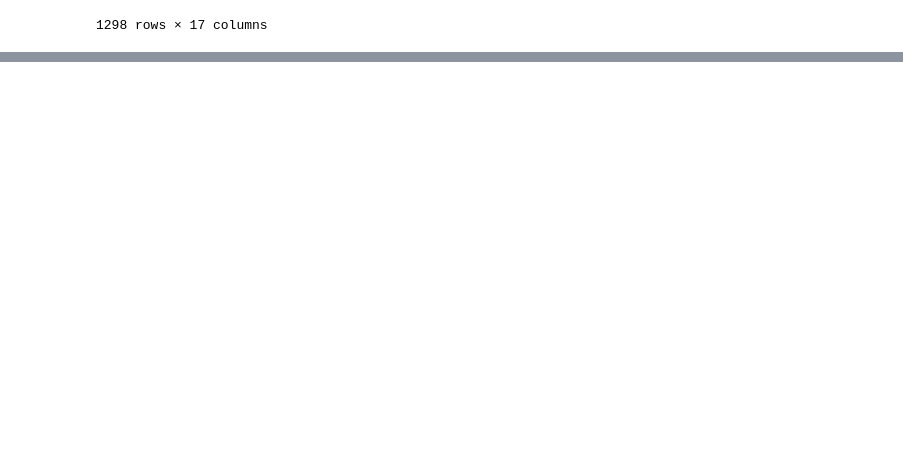
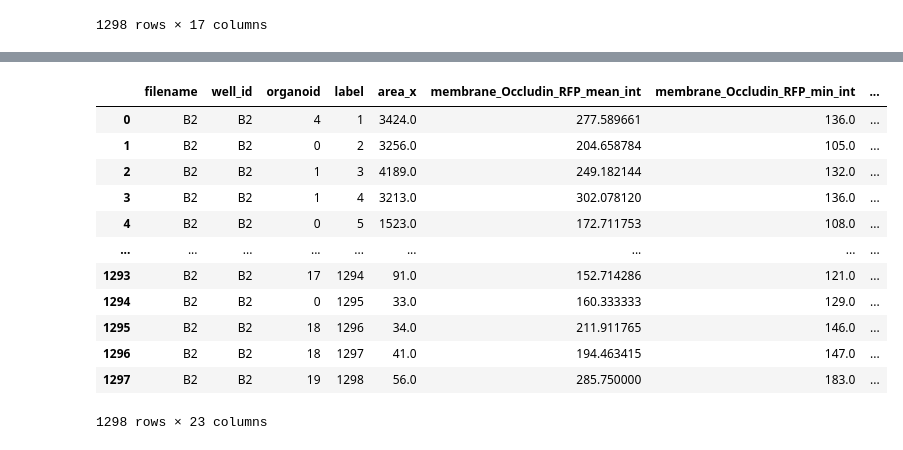
Before and after one commit to adiezsanchez/shreyag_ibd_orgs, a Jupyter notebook: dev copy.ipynb, the cells around one changed output, grey strips where cells are left out. Cells and saved outputs as stored; diff of their text form; code cells hidden in the pictures; blank space fills up the shorter version.

```diff
--- a/dev copy.ipynb
+++ b/dev copy.ipynb
@@ -269,0 +353,24 @@ viewer.add_labels(organoid_labels_np, name="organoids_final")
+# %%
+# Merge organoid_props and cytoplasm_props Dataframes
+
+final_df = props_df.merge(
+    organoids_props_df,
+    how="left",
+    on="organoid"
+)
+
+final_df
+# %% [output]
+|  | filename | well_id | organoid | label | area_x | membrane_Occludin_RFP_mean_int | membrane_Occludin_RFP_min_int | ... |
+| 0 | B2 | B2 | 4 | 1 | 3424.0 | 277.589661 | 136.0 | ... |
+| 1 | B2 | B2 | 0 | 2 | 3256.0 | 204.658784 | 105.0 | ... |
+| 2 | B2 | B2 | 1 | 3 | 4189.0 | 249.182144 | 132.0 | ... |
+| 3 | B2 | B2 | 1 | 4 | 3213.0 | 302.078120 | 136.0 | ... |
+| 4 | B2 | B2 | 0 | 5 | 1523.0 | 172.711753 | 108.0 | ... |
+| ... | ... | ... | ... | ... | ... | ... | ... | ... |
+| 1293 | B2 | B2 | 17 | 1294 | 91.0 | 152.714286 | 121.0 | ... |
+| 1294 | B2 | B2 | 0 | 1295 | 33.0 | 160.333333 | 129.0 | ... |
+| 1295 | B2 | B2 | 18 | 1296 | 34.0 | 211.911765 | 146.0 | ... |
+| 1296 | B2 | B2 | 18 | 1297 | 41.0 | 194.463415 | 147.0 | ... |
+| 1297 | B2 | B2 | 19 | 1298 | 56.0 | 285.750000 | 183.0 | ... |
+1298 rows × 23 columns
```
Also changed, not shown: parts of 15 cells of this notebook.
